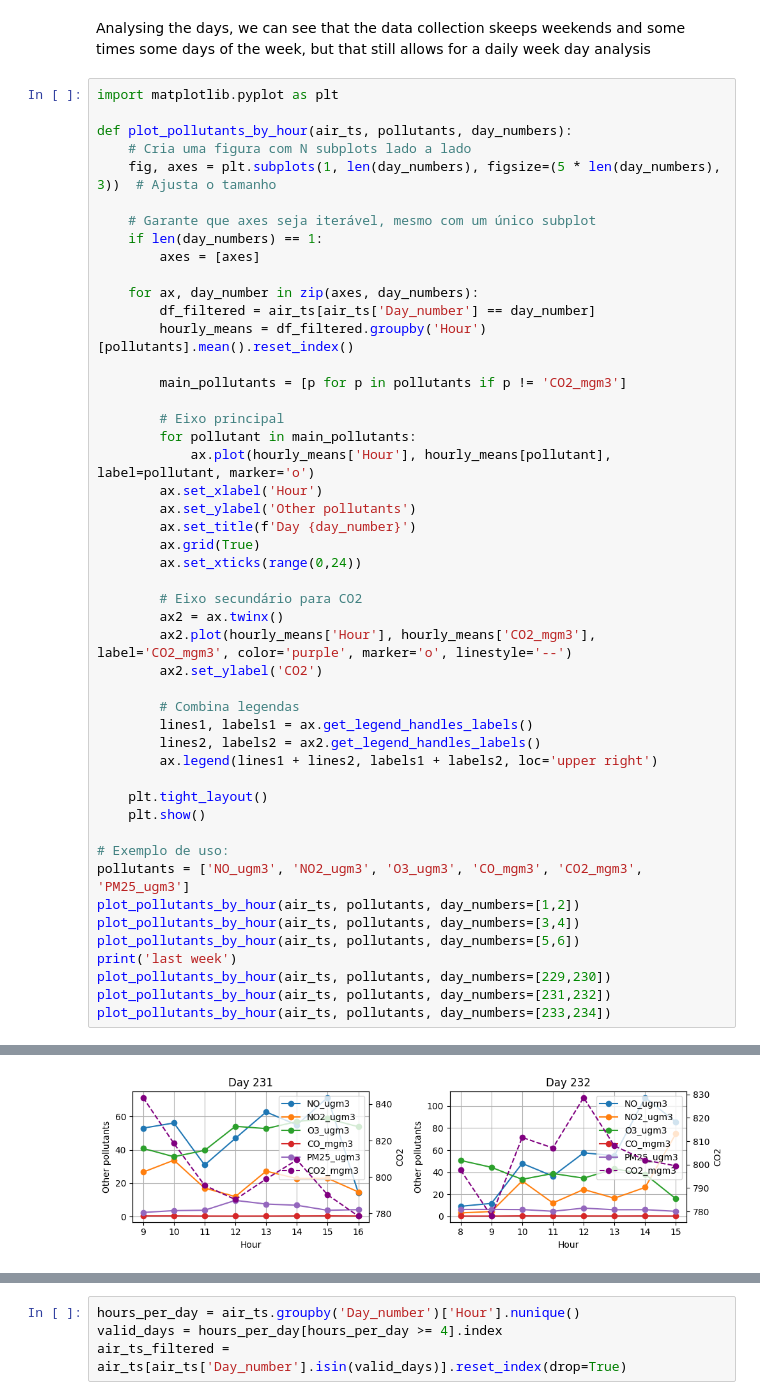
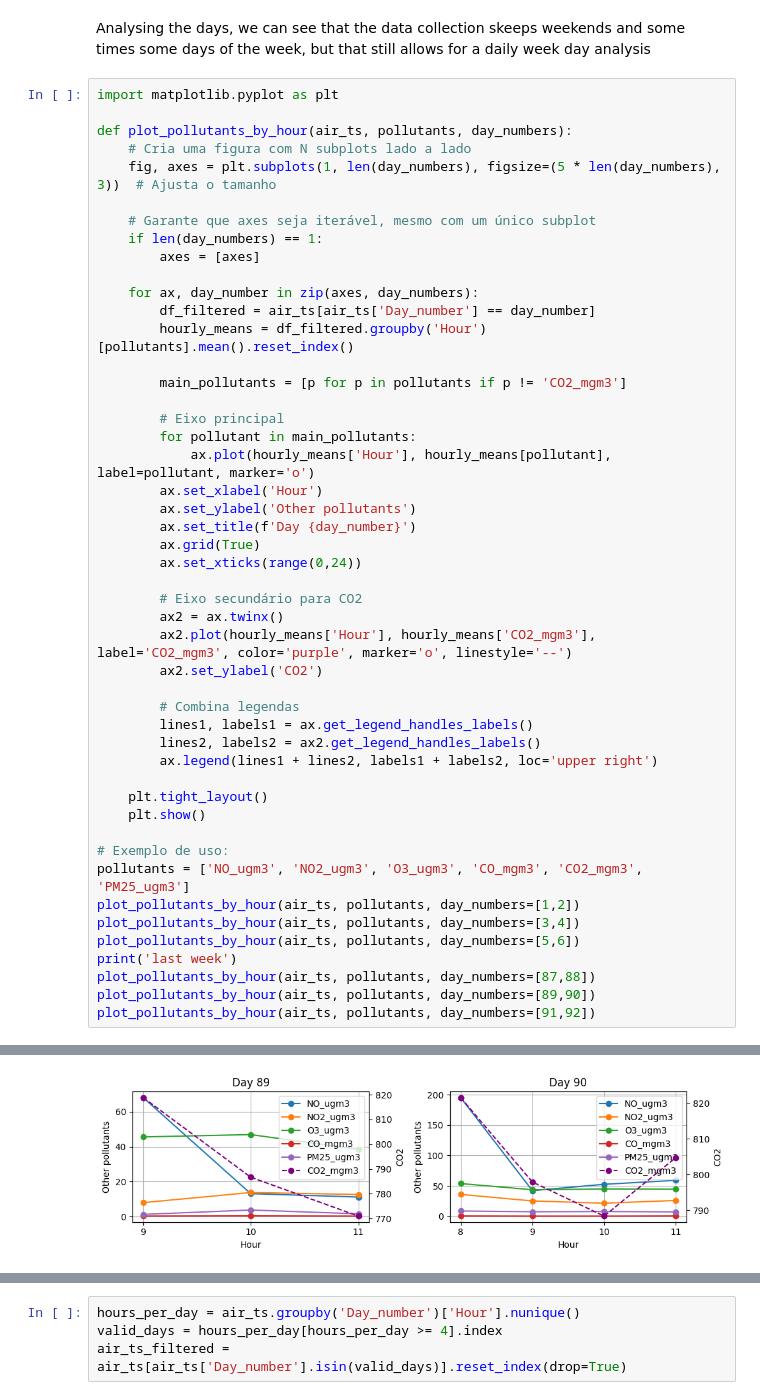
Before and after one commit to GiselleMelo/Ubiquity, a Jupyter notebook: projeto.ipynb, the cells around one changed output, grey strips where cells are left out. Saved outputs shown, nothing was run; the diff lists cells and outputs as text.

```diff
--- a/projeto.ipynb
+++ b/projeto.ipynb
@@ -182,9 +143,9 @@ plot_pollutants_by_hour(air_ts, pollutants, day_numbers=[1,2])
 plot_pollutants_by_hour(air_ts, pollutants, day_numbers=[3,4])
 plot_pollutants_by_hour(air_ts, pollutants, day_numbers=[5,6])
 print('last week')
-plot_pollutants_by_hour(air_ts, pollutants, day_numbers=[229,230])
-plot_pollutants_by_hour(air_ts, pollutants, day_numbers=[231,232])
-plot_pollutants_by_hour(air_ts, pollutants, day_numbers=[233,234])
+plot_pollutants_by_hour(air_ts, pollutants, day_numbers=[87,88])
+plot_pollutants_by_hour(air_ts, pollutants, day_numbers=[89,90])
+plot_pollutants_by_hour(air_ts, pollutants, day_numbers=[91,92])
 # %% [output]
 [figure]
 [figure]
@@ -194 +155 @@ last week
-[figure, old version]
+[figure, new version]
```
Also changed, not shown: parts of 47 cells of this notebook.
